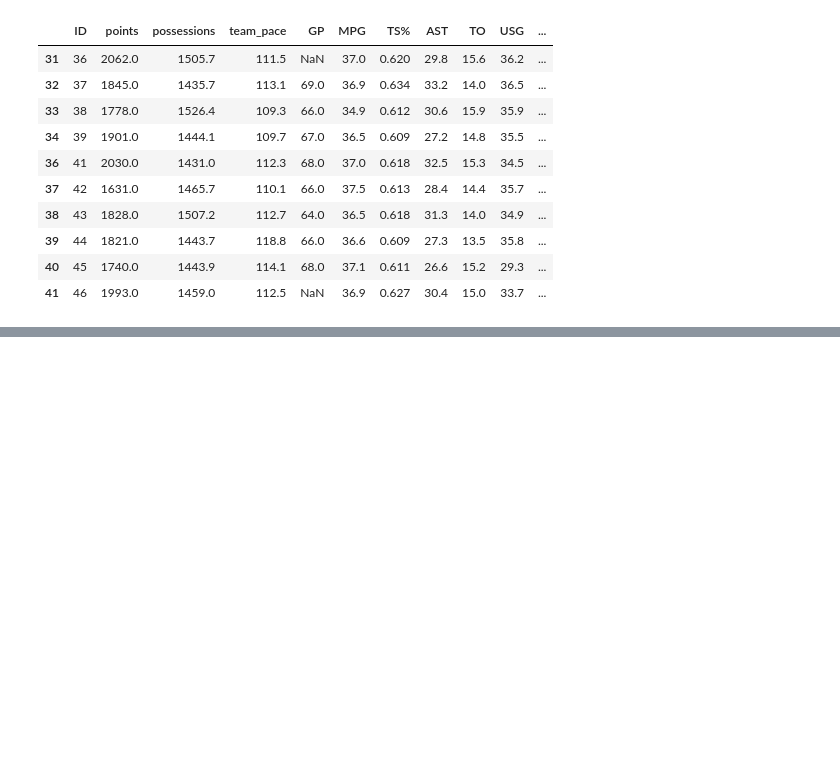
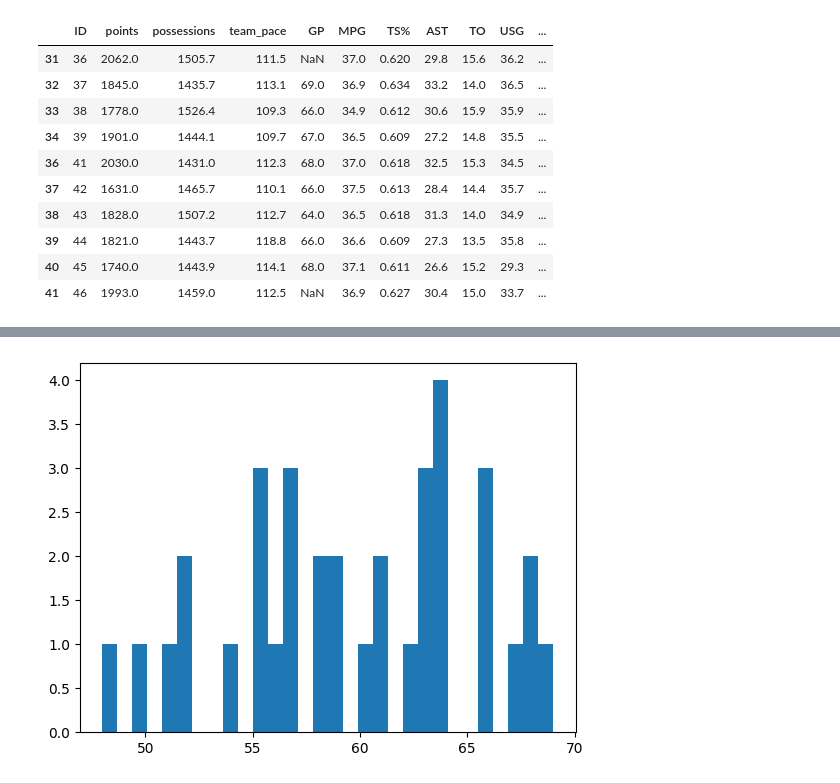
Before and after one commit to WojtekMAGH/WDUCH_Project, a Jupyter notebook: space-jam-anl.ipynb, the cells around one changed output, grey strips where cells are left out. Cells and saved outputs as stored; diff of their text form; code cells hidden in the pictures; blank space fills up the shorter version.

```diff
--- a/space-jam-anl.ipynb
+++ b/space-jam-anl.ipynb
@@ -252,0 +291,5 @@ player_df.reset_index(drop=True, inplace=True)
+# %%
+# Create a histogram for the 'GP' column.
+plt.hist(player_df['GP'], bins=30);
+# %% [output]
+[figure, added]
```
Also changed, not shown: parts of 33 cells of this notebook, 1 other file.
